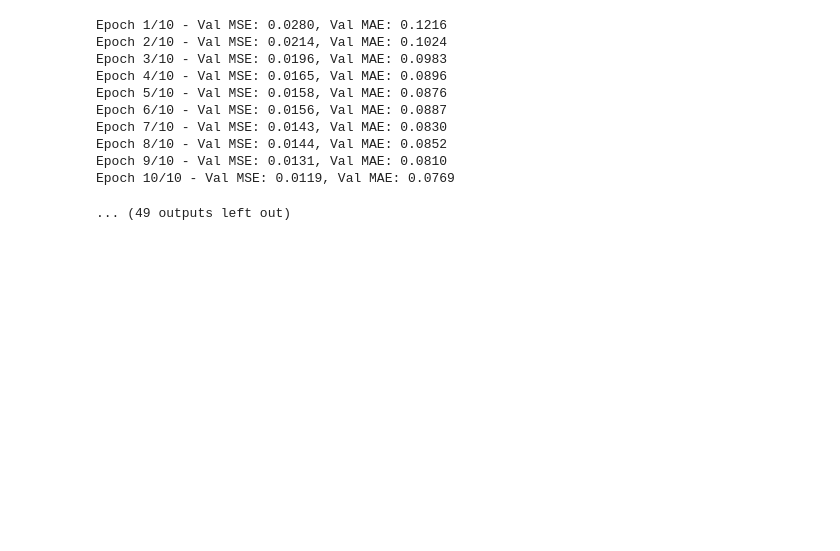
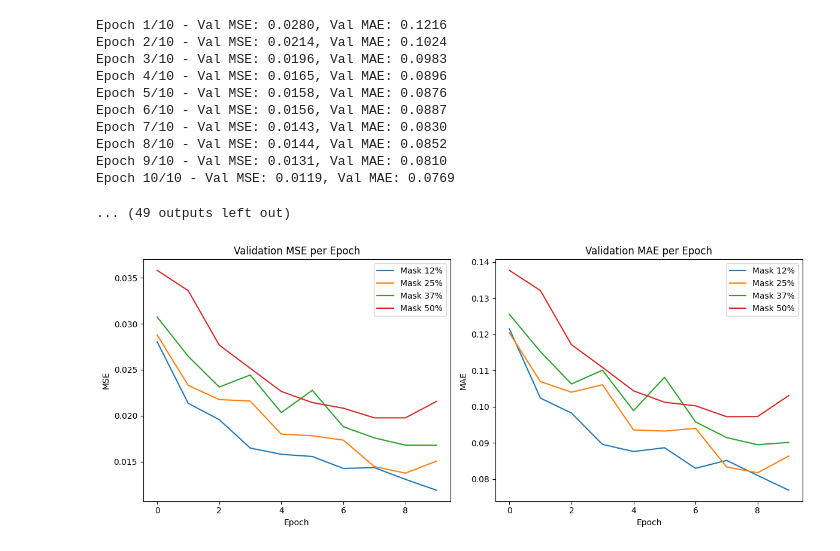
Before and after one commit to ptl-harsh/QLab_Task, a Jupyter notebook: P1T1.ipynb, the cells around one changed output. Cells and saved outputs as stored; diff of their text form; code cells hidden in the pictures; blank space fills up the shorter version.

```diff
--- a/P1T1.ipynb
+++ b/P1T1.ipynb
@@ -309,3 +309,30 @@ Epoch 8/10 - Val MSE: 0.0144, Val MAE: 0.0852
 Epoch 9/10 - Val MSE: 0.0131, Val MAE: 0.0810
 Epoch 10/10 - Val MSE: 0.0119, Val MAE: 0.0769
 ... (49 outputs left out)
+# %%
+#@title Step 7: Visualize the Evaluation Metrics
+
+plt.figure(figsize=(12, 5))
+
+# Plot MSE for each mask ratio.
+plt.subplot(1, 2, 1)
+for ratio in mask_ratios:
+    plt.plot(results[ratio]["mse"], label=f"Mask {int(ratio*100)}%")
+plt.title("Validation MSE per Epoch")
+plt.xlabel("Epoch")
+plt.ylabel("MSE")
+plt.legend()
+
+# Plot MAE for each mask ratio.
+plt.subplot(1, 2, 2)
+for ratio in mask_ratios:
+    plt.plot(results[ratio]["mae"], label=f"Mask {int(ratio*100)}%")
+plt.title("Validation MAE per Epoch")
+plt.xlabel("Epoch")
+plt.ylabel("MAE")
+plt.legend()
+
+plt.tight_layout()
+plt.show()
+# %% [output]
+[figure, added]
```
